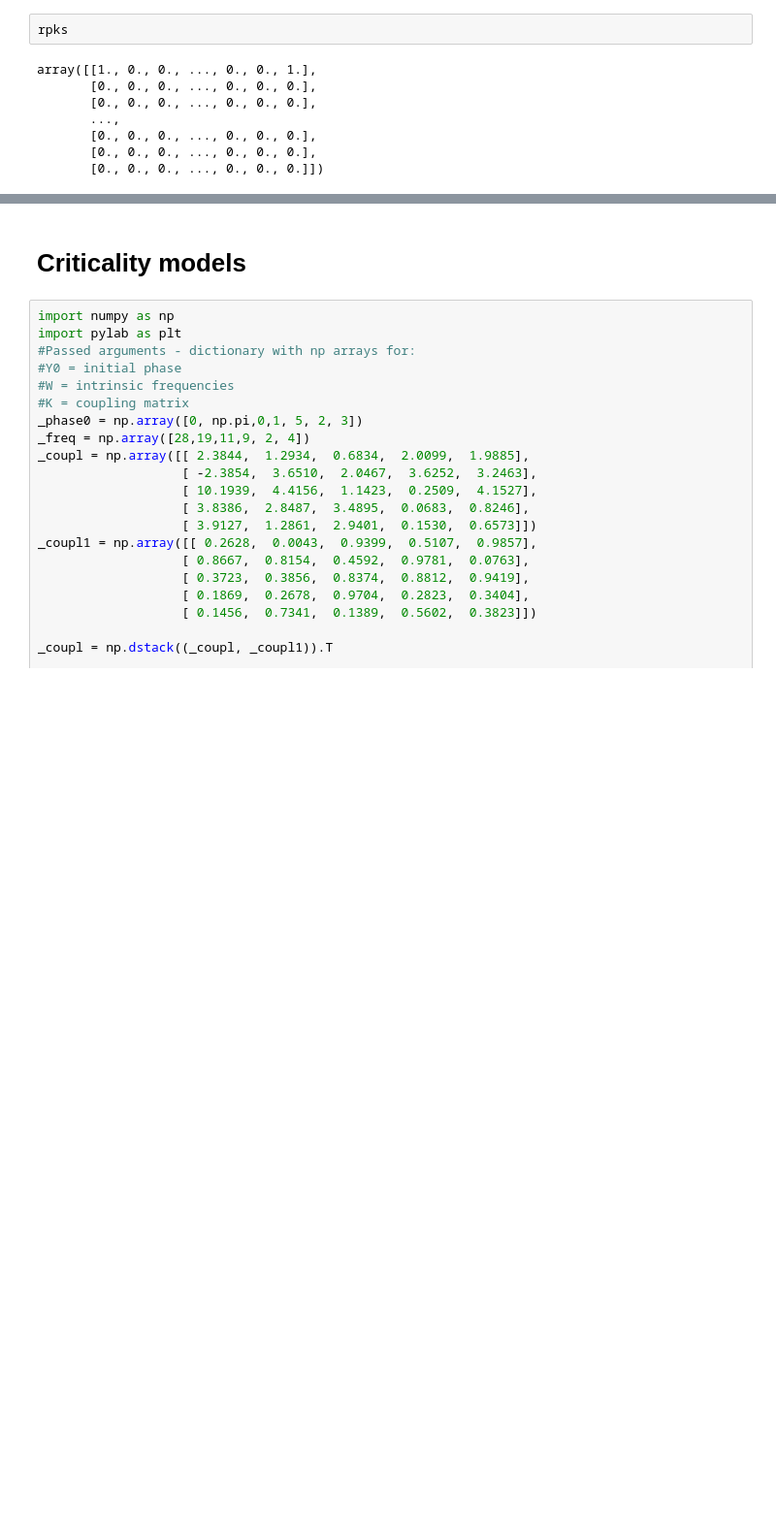
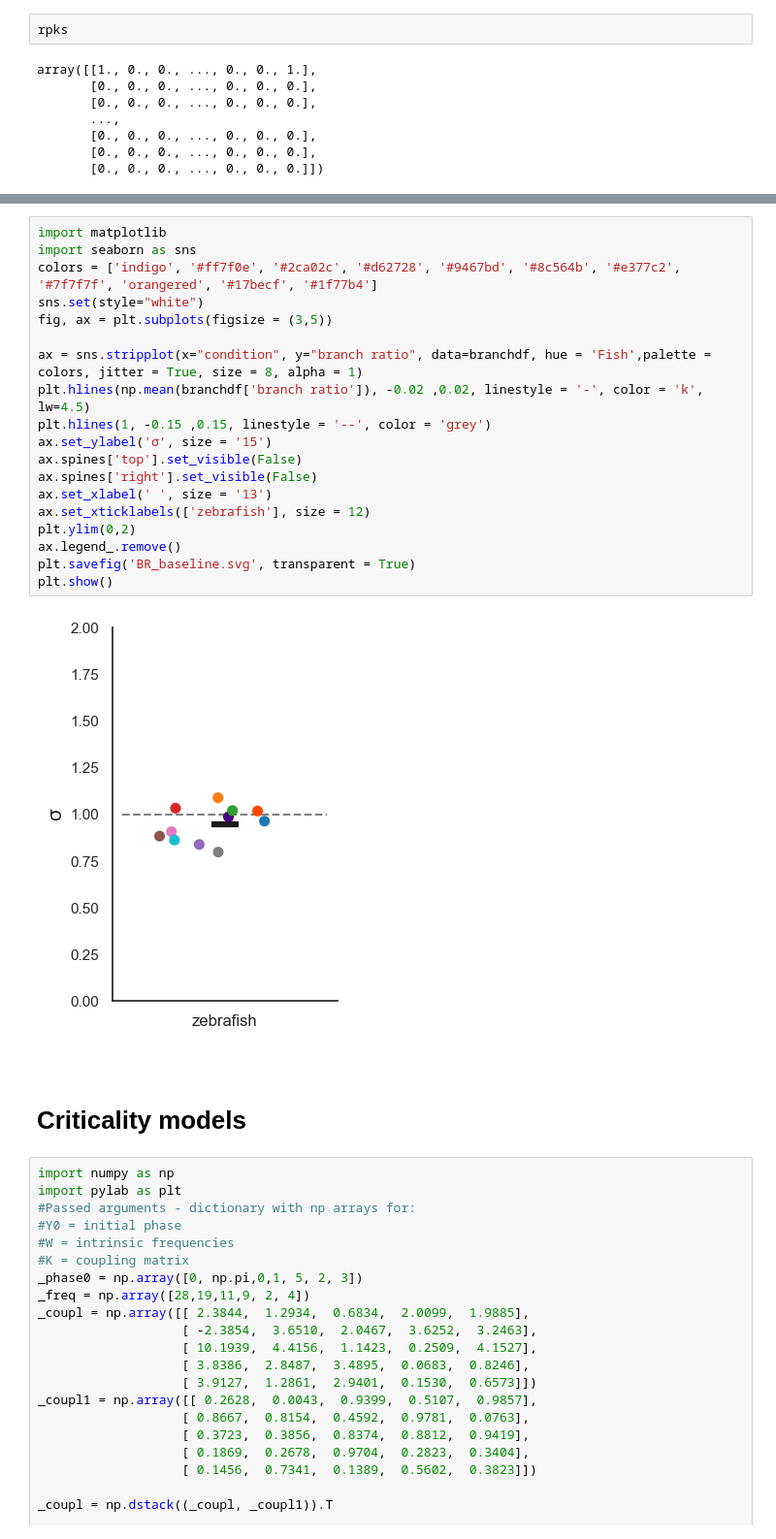
Before and after one commit to dafishcode/suite2p_analysis_py, a Jupyter notebook: avalanches.ipynb, the cells around one changed output, grey strips where cells are left out. Shown at 97% size. Saved outputs shown, nothing was run; the diff lists cells and outputs as text; blank space fills up the shorter version.

```diff
--- a/avalanches.ipynb
+++ b/avalanches.ipynb
@@ -656,3 +490,24 @@ plt.show()
+# %%
+import matplotlib
+import seaborn as sns
+colors = ['indigo', '#ff7f0e', '#2ca02c', '#d62728', '#9467bd', '#8c564b', '#e377c2', '#7f7f7f', 'orangered', '#17becf', '#1f77b4']
+sns.set(style="white")
+fig, ax = plt.subplots(figsize = (3,5))
+
+ax = sns.stripplot(x="condition", y="branch ratio", data=branchdf, hue = 'Fish',palette = colors, jitter = True, size = 8, alpha = 1)
+plt.hlines(np.mean(branchdf['branch ratio']), -0.02 ,0.02, linestyle = '-', color = 'k', lw=4.5)
+plt.hlines(1, -0.15 ,0.15, linestyle = '--', color = 'grey')
+ax.set_ylabel('σ', size = '15')
+ax.spines['top'].set_visible(False)
+ax.spines['right'].set_visible(False)
+ax.set_xlabel(' ', size = '13')
+ax.set_xticklabels(['zebrafish'], size = 12)
+plt.ylim(0,2)
+ax.legend_.remove()
+plt.savefig('BR_baseline.svg', transparent = True)
+plt.show()
+# %% [output]
+[figure, added]
 # %% [markdown]
 # Criticality models
 # %%
```
Also changed, not shown: parts of 37 cells of this notebook, 12 other files.
